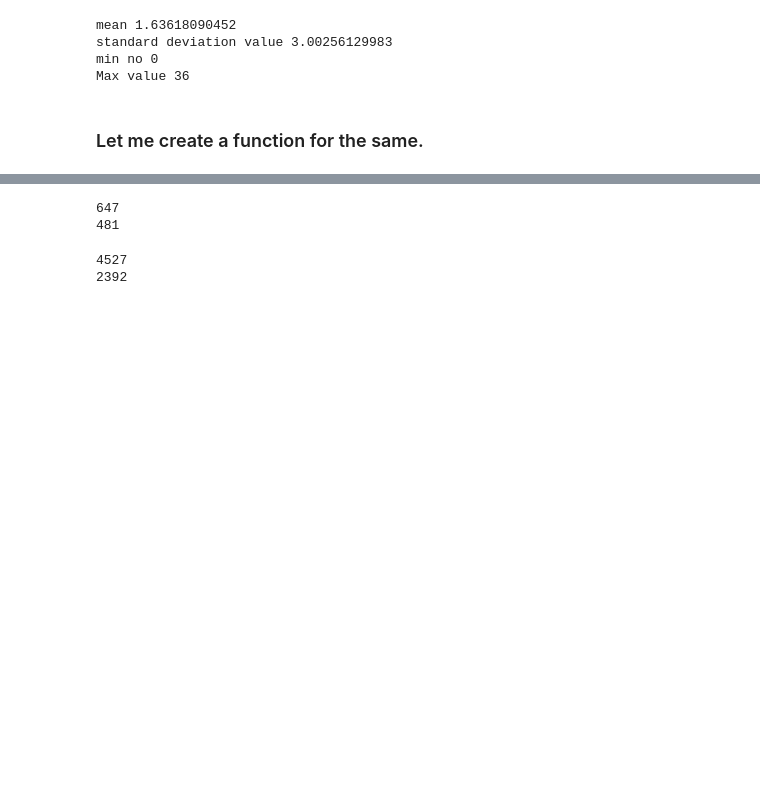
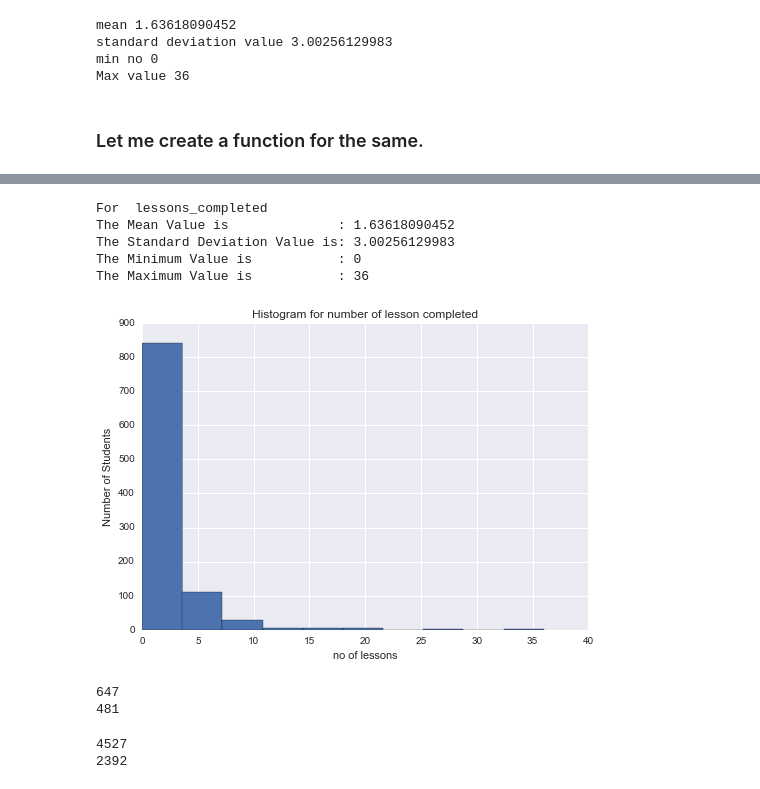
Before and after one commit to Anish-kr/Python_project_students_data, a Jupyter notebook: My_first_complete_report.ipynb, the cells around one changed output, grey strips where cells are left out. Saved outputs shown, nothing was run; the diff lists cells and outputs as text; code cells hidden in the pictures; blank space fills up the shorter version.

```diff
--- a/My_first_complete_report.ipynb
+++ b/My_first_complete_report.ipynb
@@ -494,3 +498,12 @@ The Maximum Value is           : 7
+# %%
+summarize(group_by_acc(paid_engagement_in_first_week,'lessons_completed').values(),'lessons_completed','Histogram for number of lesson completed','Number of Students','no of lessons')
+# %% [output]
+For  lessons_completed
+The Mean Value is              : 1.63618090452
+The Standard Deviation Value is: 3.00256129983
+The Minimum Value is           : 0
+The Maximum Value is           : 36
+[figure, added]
 # %%
 
 passing_engagement=set()
```
Also changed, not shown: parts of 3 cells of this notebook, 1 other file.
